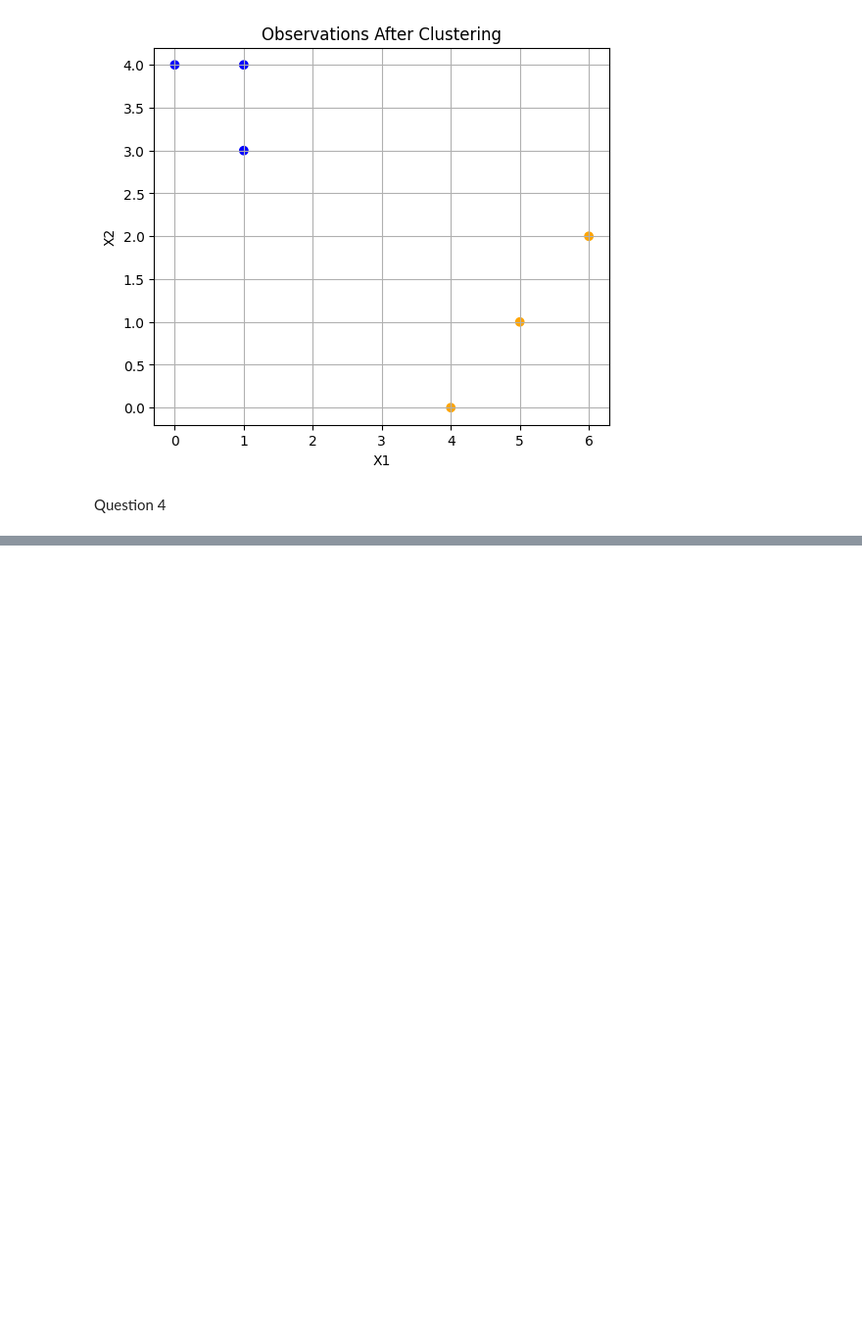
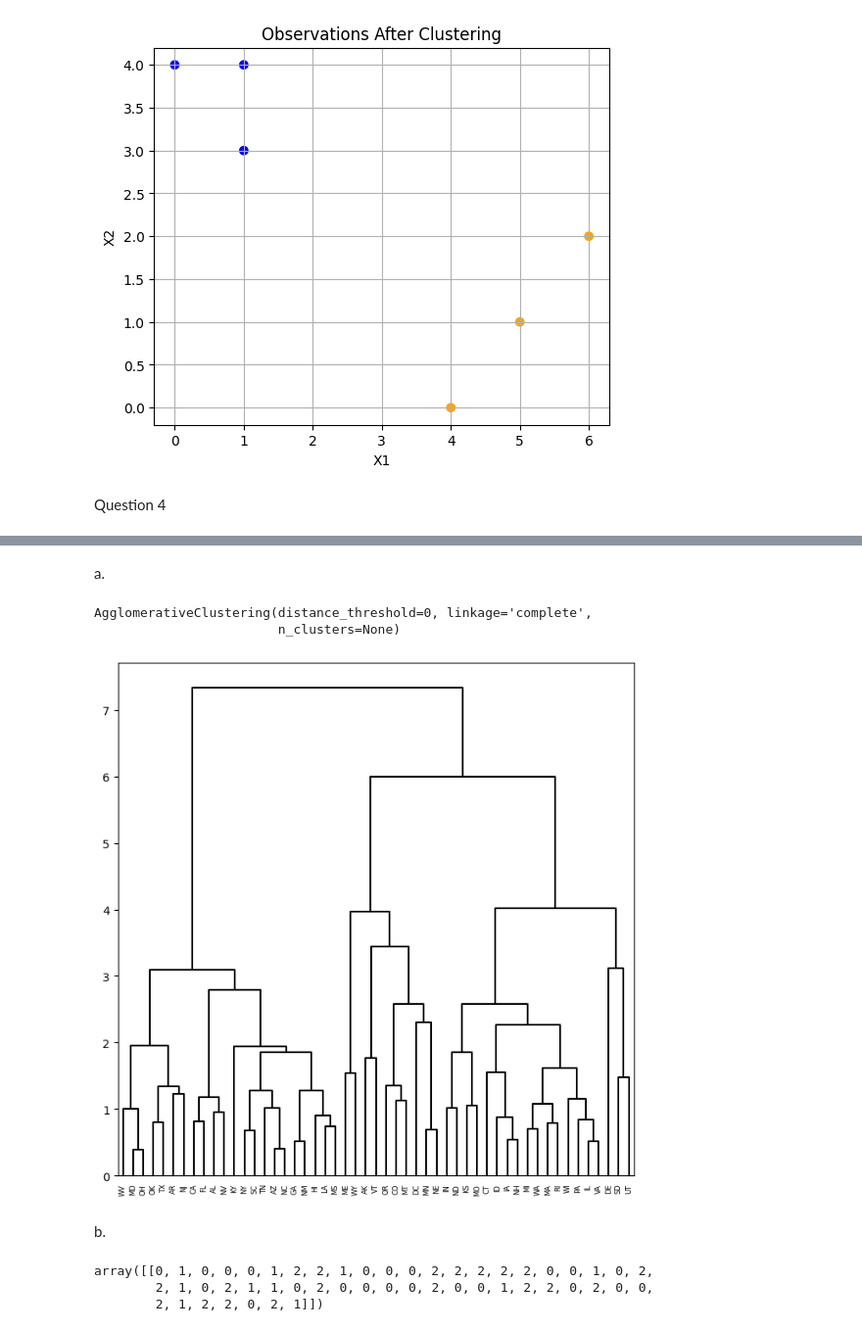
Before and after one commit to katesnow1/code_2600, a Jupyter notebook: homework3.ipynb, the cells around one changed output, grey strips where cells are left out. Shown at 98% size. Drawn from its saved outputs; the diff is of its cells as text; code cells hidden in the pictures; blank space fills up the shorter version.

```diff
--- a/homework3.ipynb
+++ b/homework3.ipynb
@@ -502,3 +509,6 @@ plt.show()
 [figure]
 # %% [markdown]
 Question 4
+# %%
+CEV = pd.read_csv('../data/CEV2021.csv')
+CEV
@@ -504,0 +533,2 @@ Question 4
+# %% [markdown]
+a.
@@ -504,0 +550,32 @@ Question 4
+# %%
+features = ['Formal_Volunteering', 'Organizational_Membership', 'Charitable_Giving', 'Voting_Local', 'Attending_Public_Meetings']
+X = CEV.set_index('State')[features]
+scaler = StandardScaler()
+X_scale = scaler.fit_transform(X)
+HClust = AgglomerativeClustering
+hc_comp = HClust(distance_threshold=0,
+                 n_clusters=None,
+                 linkage='complete')
+hc_comp.fit(X_scale)
+# %% [output]
+AgglomerativeClustering(distance_threshold=0, linkage='complete',
+                        n_clusters=None)
+# %%
+linkage_comp = compute_linkage(hc_comp)
+fig, ax = plt.subplots(1, 1, figsize=(8, 8))
+dendrogram(linkage_comp,
+           ax=ax,
+           leaf_rotation=90,
+           labels=X.index,
+           color_threshold=0,
+           above_threshold_color='black');
+# %% [output]
+[figure, added]
+# %% [markdown]
+b.
+# %%
+cut_tree(linkage_comp, n_clusters=3).T
+# %% [output]
+array([[0, 1, 0, 0, 0, 1, 2, 2, 1, 0, 0, 0, 2, 2, 2, 2, 2, 0, 0, 1, 0, 2,
+        2, 1, 0, 2, 1, 1, 0, 2, 0, 0, 0, 0, 2, 0, 0, 1, 2, 2, 0, 2, 0, 0,
+        2, 1, 2, 2, 0, 2, 1]])
```
Also changed, not shown: parts of 12 cells of this notebook, 1 other file.
